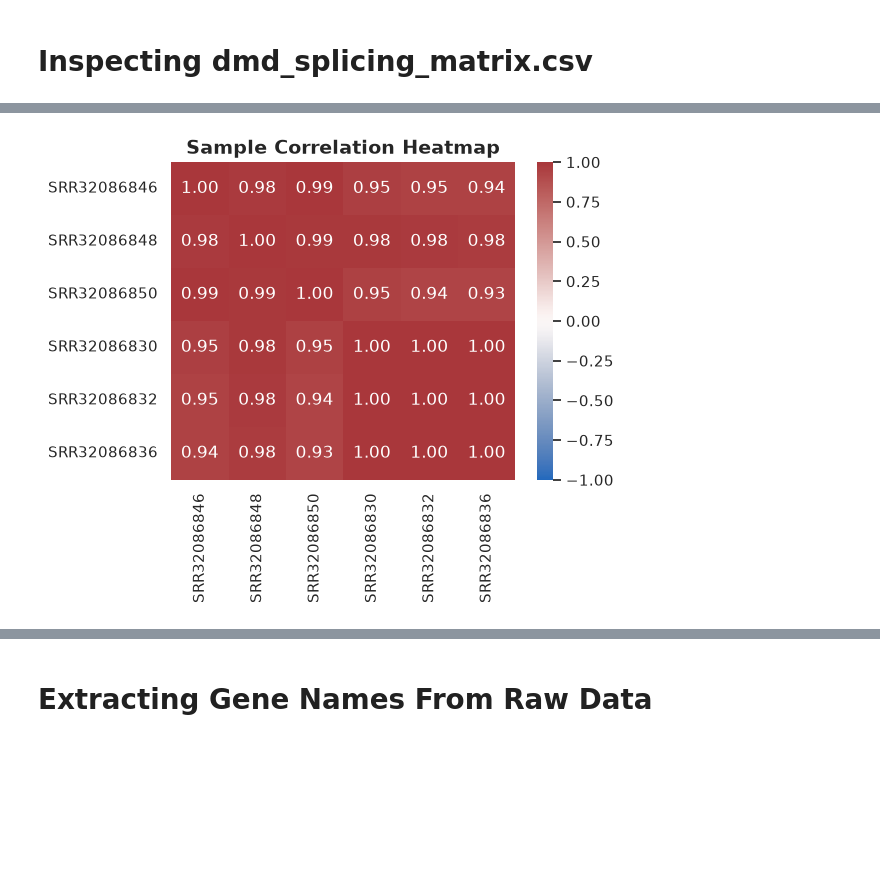
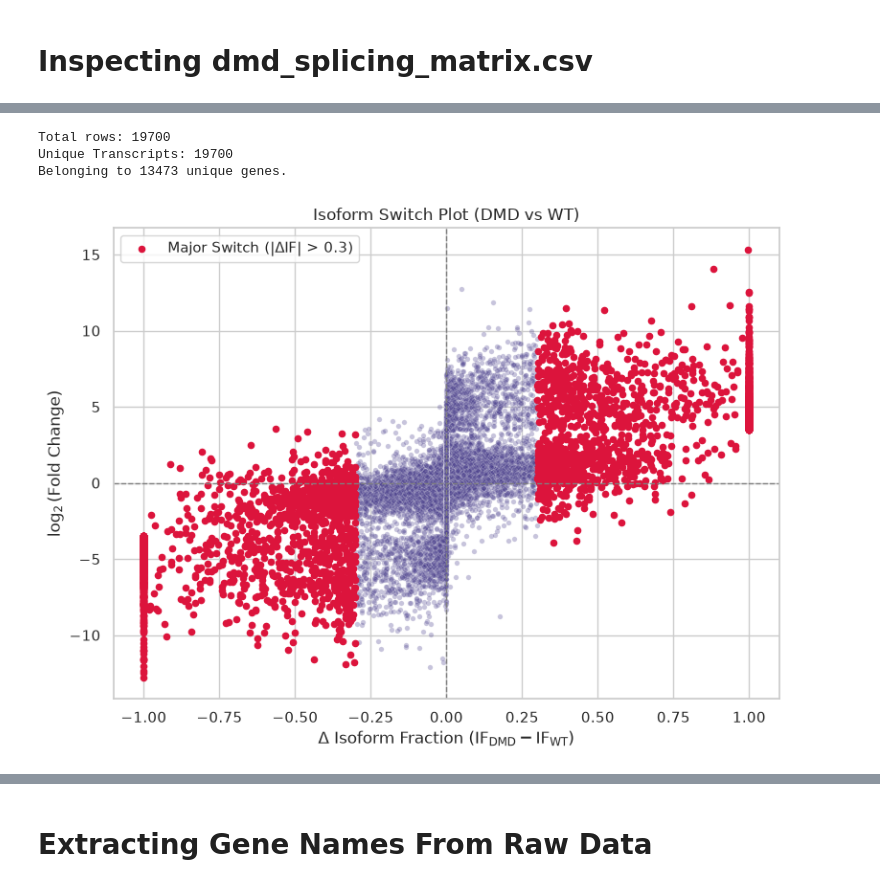
Before and after one commit to MissileXCrisis/EVA, a Jupyter notebook: notebooks/02_FASTA_Salmon_EDA.ipynb, the cells around one changed output, grey strips where cells are left out. Cells and saved outputs as stored; diff of their text form; code cells hidden in the pictures; blank space fills up the shorter version.

```diff
--- a/notebooks/02_FASTA_Salmon_EDA.ipynb
+++ b/notebooks/02_FASTA_Salmon_EDA.ipynb
@@ -190,16 +109,48 @@ plt.show()
-# %%
-# Identify all sample columns starting with 'SRR'
-srr_cols = [col for col in df.columns if col.startswith("SRR")]
-
-if len(srr_cols) >= 2:
-    plt.figure(figsize=(6, 5))
-    corr_matrix = df[srr_cols].corr()
-
-    sns.heatmap(corr_matrix, annot=True, cmap="vlag", vmin=-1, vmax=1, fmt=".2f")
-    plt.title("Sample Correlation Heatmap", fontsize=14, fontweight="bold")
-    plt.tight_layout()
-    plt.show()
-else:
-    print("Fewer than 2 SRR sample columns found for pairwise correlation.")
-# %% [output]
-[figure, removed]
+# %%
+# Check total rows vs unique Transcript IDs
+total_rows = len(df)
+unique_transcripts = df["Transcript_ID"].nunique()
+
+print(f"Total rows: {total_rows}")
+print(f"Unique Transcripts: {unique_transcripts}")
+
+# Check how many unique GENES these transcripts belong to
+unique_genes = df["Gene_ID"].nunique()
+print(f"Belonging to {unique_genes} unique genes.")
+# %% [output]
+Total rows: 19700
+Unique Transcripts: 19700
+Belonging to 13473 unique genes.
+# %%
+import numpy as np
+import matplotlib.pyplot as plt
+import seaborn as sns
+
+# Feature engineering
+df["delta_IF"] = df["IF_DMD"] - df["IF_WT"]
+df["log2_FC"] = np.log2(df["fold_change"])
+
+plt.figure(figsize=(8, 6))
+sns.scatterplot(
+    data=df,
+    x="delta_IF",
+    y="log2_FC",
+    alpha=0.3,
+    s=15,
+    color="darkslateblue"
+)
+
+# Highlight significant isoform switches (|delta_IF| > 0.3)
+switches = df[df["delta_IF"].abs() > 0.3]
+plt.scatter(switches["delta_IF"], switches["log2_FC"], color="crimson", s=20, label="Major Switch (|ΔIF| > 0.3)")
+
+plt.axhline(0, color="gray", linestyle="--", linewidth=1)
+plt.axvline(0, color="gray", linestyle="--", linewidth=1)
+plt.title("Isoform Switch Plot (DMD vs WT)")
+plt.xlabel(r"$\Delta$ Isoform Fraction ($\text{IF}_{\text{DMD}} - \text{IF}_{\text{WT}}$)")
+plt.ylabel(r"$\log_2(\text{Fold Change})$")
+plt.legend(loc="upper left")
+plt.tight_layout()
+plt.show()
+# %% [output]
+[figure, added]
```
Also changed, not shown: parts of 19 cells of this notebook, 2 other files.
